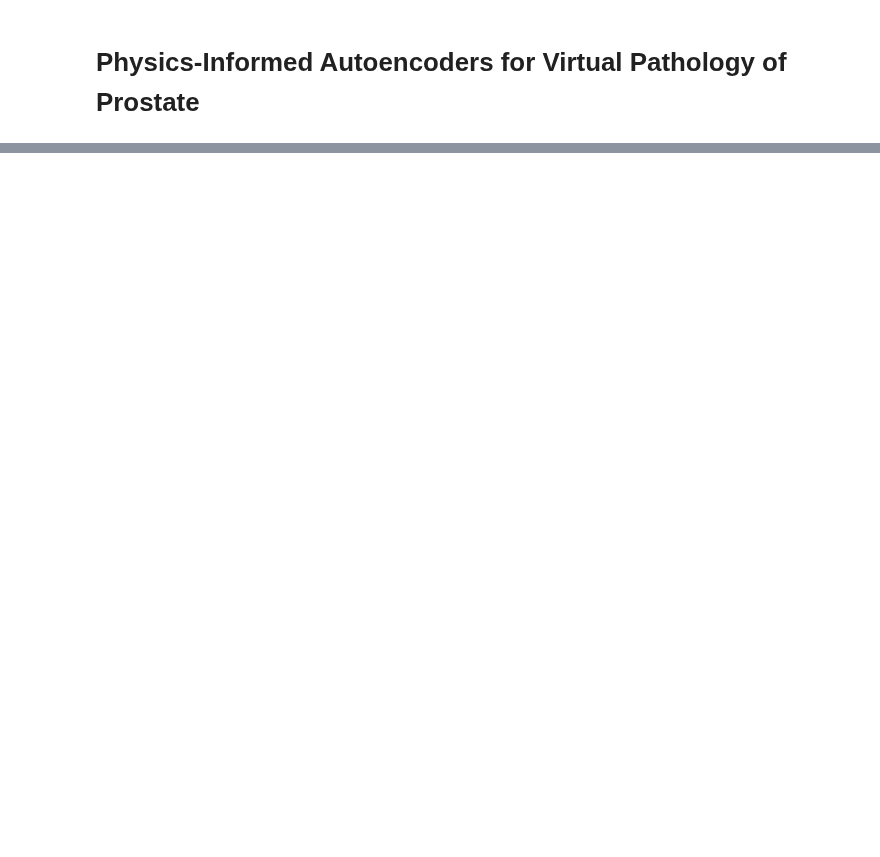
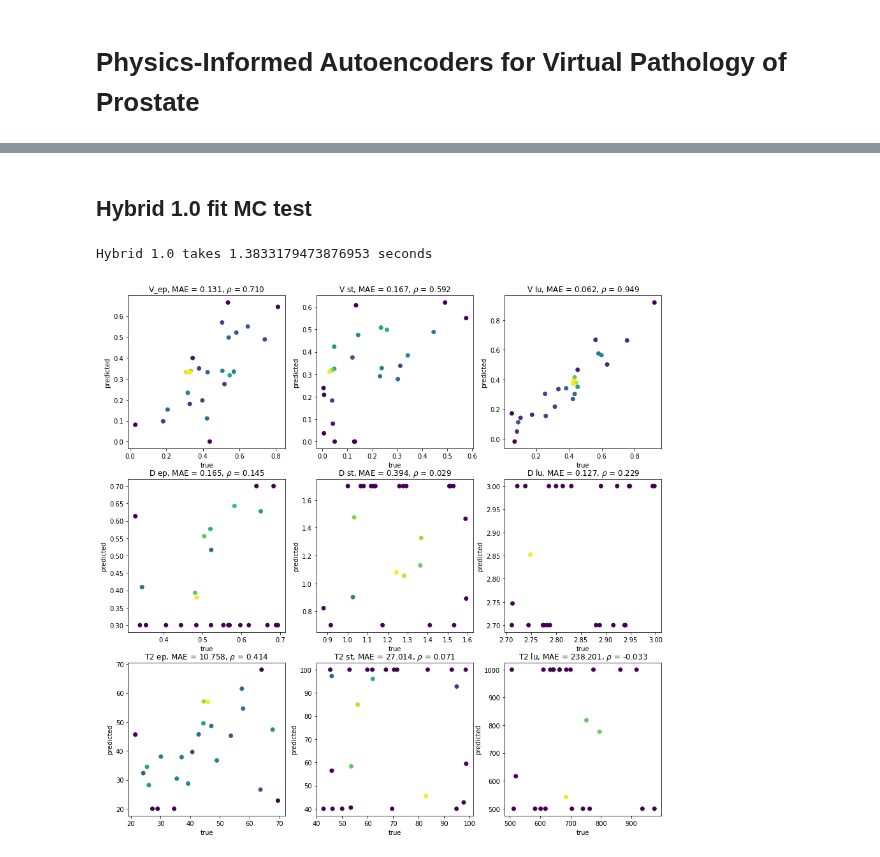
Before and after one commit to batuhan-gundogdu/prostateMRI, a Jupyter notebook: Hybrid 3.0.ipynb, the cells around one changed output, grey strips where cells are left out. Cells and saved outputs as stored; diff of their text form; code cells hidden in the pictures; blank space fills up the shorter version.

```diff
--- a/Hybrid 3.0.ipynb
+++ b/Hybrid 3.0.ipynb
@@ -539,0 +20,39 @@ class HybridVAE():
+# %% [markdown]
+## Hybrid 1.0 fit MC test
+# %%
+test, D_test2, T2_test2, v_test2, _ = get_batch(25)
+test = test.detach().cpu().numpy()
+start = time.time()
+D, T2, v = hybrid_fit(test)
+end = time.time()
+print(f'Hybrid 1.0 takes {end - start} seconds')
+
+fig, ax = plt.subplots(3,3, figsize=(15,15))
+for r in range(3):
+    for c in range(3):
+        if r==0:
+            x_image, y_image = v_test2, v
+            title = ['V_ep', 'V st', 'V lu']
+            ylims = [(0,1), (0,1), (0,1)]
+        elif r==1:
+            x_image, y_image = D_test2, D
+            title = ['D ep', 'D st', 'D lu']
+            ylims = [(0.3, 0.7), (0.7, 1.7), (2.7, 3)]
+
+        else:
+            x_image, y_image = T2_test2, T2
+            title = ['T2 ep', 'T2 st', 'T2 lu']
+            ylims = [(20, 70), (40, 100), (500, 1000)]
+
+        density_scatter(x_image.detach().cpu().numpy()[:,c] ,
+                        y_image[:, c], ax = ax[r,c], sort = True, bins = 15)
+        err = np.mean(np.abs(x_image.detach().cpu().numpy()[:,c]-y_image[:, c]))
+        corr = np.corrcoef(x_image.detach().cpu().numpy()[:,c],y_image[:, c])[0,1]
+
+        ax[r,c].set_title(fr'{title[c]}, MAE = {err:.3f}, $\rho$ = {corr:.3f}')
+        ax[r,c].set_xlabel('true')
+        ax[r,c].set_ylabel('predicted')
+        #ax[r,c].set_ylim(ylims[c])
+# %% [output]
+Hybrid 1.0 takes 1.3833179473876953 seconds
+[figure, added]
```
Also changed, not shown: parts of 33 cells of this notebook, 4 other files.
